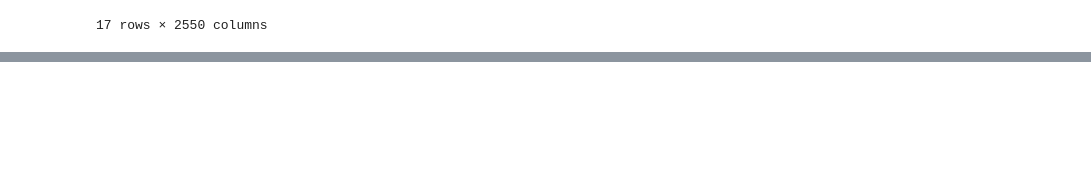
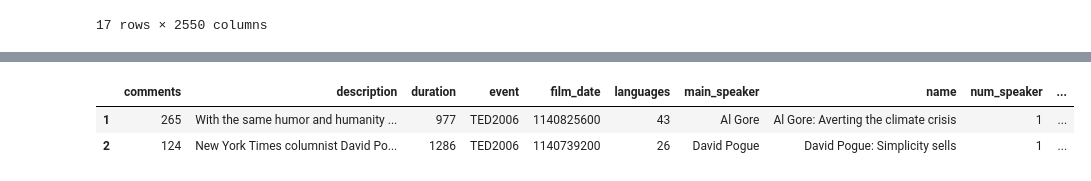
Before and after one commit to Elwing-Chou/testtesttest, a Jupyter notebook: ted.ipynb, the cells around one changed output, grey strips where cells are left out. Cells and saved outputs as stored; diff of their text form; code cells hidden in the pictures; blank space fills up the shorter version.

```diff
--- a/ted.ipynb
+++ b/ted.ipynb
@@ -99,0 +182,7 @@ df.T
+# %%
+# 篩選操作: 原理 df[ [跟你的列一樣多的Boolean] ]
+df.head(3)[ [False, True, True] ]
+# %% [output]
+|  | comments | description | duration | event | film_date | languages | main_speaker | name | num_speaker | ... |
+| 1 | 265 | With the same humor and humanity ... | 977 | TED2006 | 1140825600 | 43 | Al Gore | Al Gore: Averting the climate crisis | 1 | ... |
+| 2 | 124 | New York Times columnist David Po... | 1286 | TED2006 | 1140739200 | 26 | David Pogue | David Pogue: Simplicity sells | 1 | ... |
```
Also changed, not shown: parts of 10 cells of this notebook.
